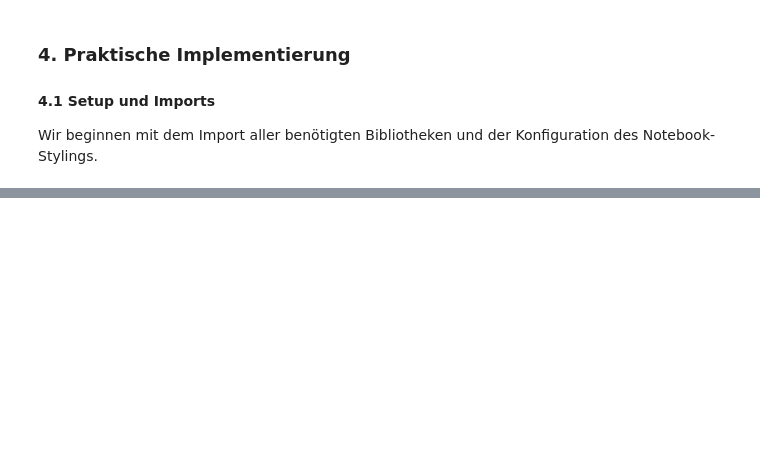
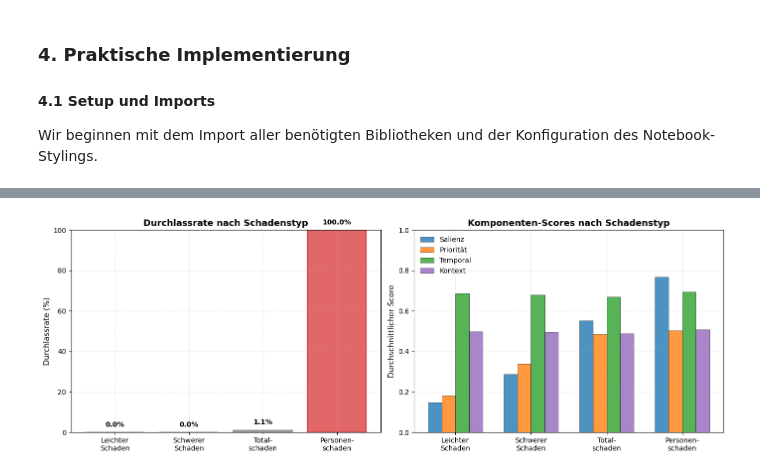
Before and after one commit to Keiko-Evolutio/keiko-memoria-viva, a Jupyter notebook: selective_memory_filtering/selective_memory_filtering.ipynb, the cells around one changed output, grey strips where cells are left out. Cells and saved outputs as stored; diff of their text form; code cells hidden in the pictures; blank space fills up the shorter version.

```diff
--- a/selective_memory_filtering/selective_memory_filtering.ipynb
+++ b/selective_memory_filtering/selective_memory_filtering.ipynb
@@ -2399,0 +1449,98 @@ Die praktische Implementierung zeigt signifikante Verbesserungen in Effizienz, Q
+# %%
+# Analyse nach Schadenstyp
+severity_analysis = analysis_df.groupby('severity_type').agg({
+    'filtered': ['sum', 'count', 'mean'],
+    'total_score': ['mean', 'std'],
+    'salience_score': 'mean',
+    'emotion_score': 'mean',
+    'temporal_score': 'mean',
+    'context_score': 'mean',
+    'claim_amount': 'mean'
+}).round(3)
+
+severity_analysis.columns = ['_'.join(col).strip() for col in severity_analysis.columns.values]
+severity_analysis = severity_analysis.rename(columns={
+    'filtered_sum': 'Gefiltert',
+    'filtered_count': 'Gesamt',
+    'filtered_mean': 'Durchlassrate',
+    'total_score_mean': 'Ø Score',
+    'total_score_std': 'σ Score',
+    'salience_score_mean': 'Ø Salienz',
+    'emotion_score_mean': 'Ø Priorität',
+    'temporal_score_mean': 'Ø Temporal',
+    'context_score_mean': 'Ø Kontext',
+    'claim_amount_mean': 'Ø Betrag (€)'
+})
+
+print()
+print("Analyse nach Schadenstyp:")
+print(severity_analysis.to_string())
+
+fig, axes = plt.subplots(1, 2, figsize=(14, 5))
+
+ax = axes[0]
+severity_types = ['minor_damage', 'major_damage', 'total_loss', 'personal_injury']
+severity_labels = ['Leichter\nSchaden', 'Schwerer\nSchaden', 'Total-\nschaden', 'Personen-\nschaden']
+
+filter_rates = [
+    analysis_df[analysis_df['severity_type'] == st]['filtered'].mean() * 100
+    for st in severity_types
+]
+
+bars = ax.bar(severity_labels, filter_rates, color=PLOT_COLORS['primary'],
+              alpha=0.7, edgecolor='black', linewidth=1.5)
+
+for bar, rate in zip(bars, filter_rates, strict=True):
+    if rate > 80:
+        bar.set_color(PLOT_COLORS['critical'])
+    elif rate > 50:
+        bar.set_color(PLOT_COLORS['salience'])
+    else:
+        bar.set_color(PLOT_COLORS['neutral'])
+
+ax.set_ylabel('Durchlassrate (%)', fontsize=11)
+ax.set_title('Durchlassrate nach Schadenstyp', fontsize=13, fontweight='bold')
+ax.grid(True, alpha=0.3, axis='y')
+ax.set_ylim(0, 100)
+
+for bar, rate in zip(bars, filter_rates, strict=True):
+    height = bar.get_height()
+    ax.text(bar.get_x() + bar.get_width()/2., height + 2,
+            f'{rate:.1f}%', ha='center', va='bottom', fontweight='bold')
+
+ax = axes[1]
+x = np.arange(len(severity_labels))
+width = 0.18
+
+scores_salience = [analysis_df[analysis_df['severity_type'] == st]['salience_score'].mean()
+                   for st in severity_types]
+scores_emotion = [analysis_df[analysis_df['severity_type'] == st]['emotion_score'].mean()
+                  for st in severity_types]
+scores_temporal = [analysis_df[analysis_df['severity_type'] == st]['temporal_score'].mean()
+                   for st in severity_types]
+scores_context = [analysis_df[analysis_df['severity_type'] == st]['context_score'].mean()
+                  for st in severity_types]
+
+ax.bar(x - 1.5 * width, scores_salience, width, label='Salienz',
+       color=PLOT_COLORS['salience'], alpha=0.8, edgecolor='black', linewidth=0.5)
+ax.bar(x - 0.5 * width, scores_emotion, width, label='Priorität',
+       color=PLOT_COLORS['emotion'], alpha=0.8, edgecolor='black', linewidth=0.5)
+ax.bar(x + 0.5 * width, scores_temporal, width, label='Temporal',
+       color=PLOT_COLORS['temporal'], alpha=0.8, edgecolor='black', linewidth=0.5)
+ax.bar(x + 1.5 * width, scores_context, width, label='Kontext',
+       color=PLOT_COLORS['context'], alpha=0.8, edgecolor='black', linewidth=0.5)
+
+ax.set_ylabel('Durchschnittlicher Score', fontsize=11)
+ax.set_title('Komponenten-Scores nach Schadenstyp', fontsize=13, fontweight='bold')
+ax.set_xticks(x)
+ax.set_xticklabels(severity_labels)
+ax.legend(loc='upper left')
+ax.grid(True, alpha=0.3, axis='y')
+ax.set_ylim(0, 1.0)
+
+plt.tight_layout()
+plt.show()
+
+print()
+print("✓ Analyse nach Schadenstyp abgeschlossen")
+# %% [output]
@@ -2399,0 +1554 @@ Die praktische Implementierung zeigt signifikante Verbesserungen in Effizienz, Q
+[figure, added]
```
Also changed, not shown: parts of 64 cells of this notebook.
